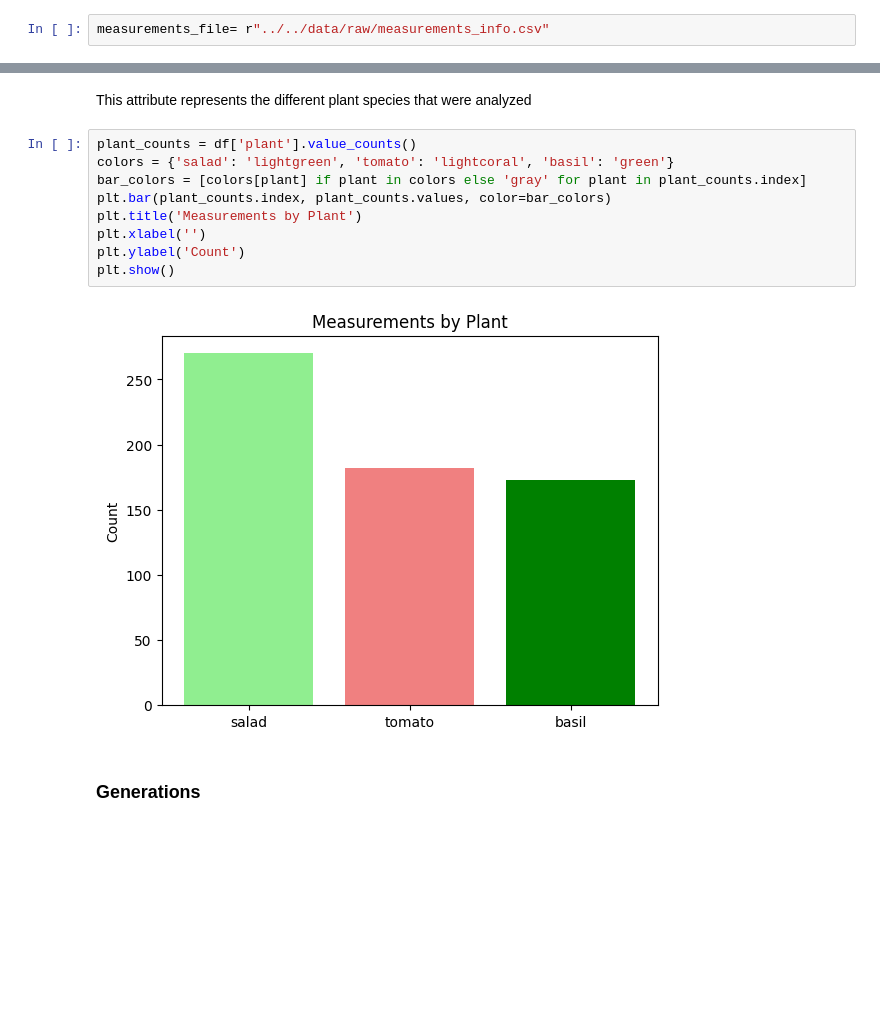
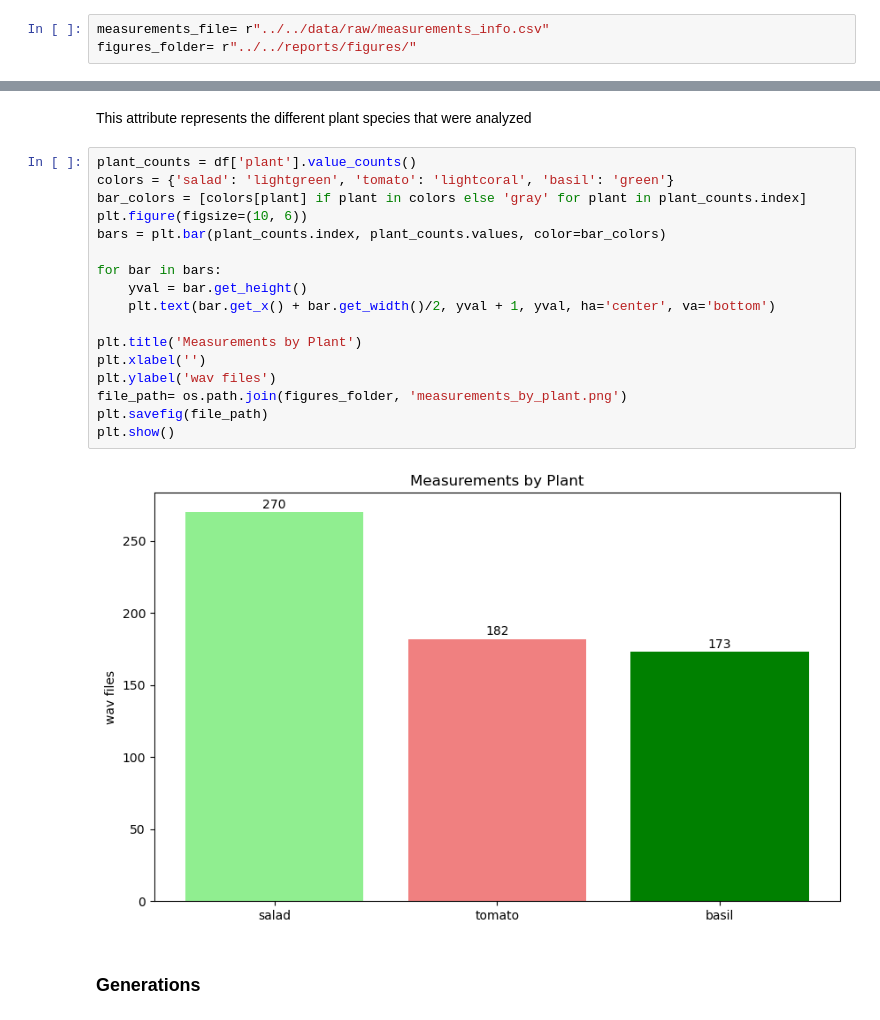
Before and after one commit to alvaro-francisco-gil/plant-reactivity-analysis, a Jupyter notebook: notebooks/Exploratory Data Analysis/1. EDA - understand measurements.ipynb, the cells around one changed output, grey strips where cells are left out. Saved outputs shown, nothing was run; the diff lists cells and outputs as text; blank space fills up the shorter version.

```diff
--- a/notebooks/Exploratory Data Analysis/1. EDA - understand measurements.ipynb
+++ b/notebooks/Exploratory Data Analysis/1. EDA - understand measurements.ipynb
@@ -11,6 +13,7 @@ import matplotlib.pyplot as plt
 ## Data import
 # %%
 measurements_file= r"../../data/raw/measurements_info.csv"
+figures_folder= r"../../reports/figures/"
 # %%
 df= pd.read_csv(measurements_file,index_col='id_measurement')
 # %%
@@ -54,14 +63,22 @@ This attribute represents the different plant species that were analyzed
 # %%
 plant_counts = df['plant'].value_counts()
 colors = {'salad': 'lightgreen', 'tomato': 'lightcoral', 'basil': 'green'}
 bar_colors = [colors[plant] if plant in colors else 'gray' for plant in plant_counts.index]
-plt.bar(plant_counts.index, plant_counts.values, color=bar_colors)
+plt.figure(figsize=(10, 6))
+bars = plt.bar(plant_counts.index, plant_counts.values, color=bar_colors)
+
+for bar in bars:
+    yval = bar.get_height()
+    plt.text(bar.get_x() + bar.get_width()/2, yval + 1, yval, ha='center', va='bottom')
+
 plt.title('Measurements by Plant')
 plt.xlabel('')
-plt.ylabel('Count')
+plt.ylabel('wav files')
+file_path= os.path.join(figures_folder, 'measurements_by_plant.png')
+plt.savefig(file_path)
 plt.show()
 # %% [output]
-[figure, old version]
+[figure, new version]
 # %% [markdown]
 ### Generations
 # %% [markdown]
```
Also changed, not shown: parts of 4 cells of this notebook, 21 other files.
